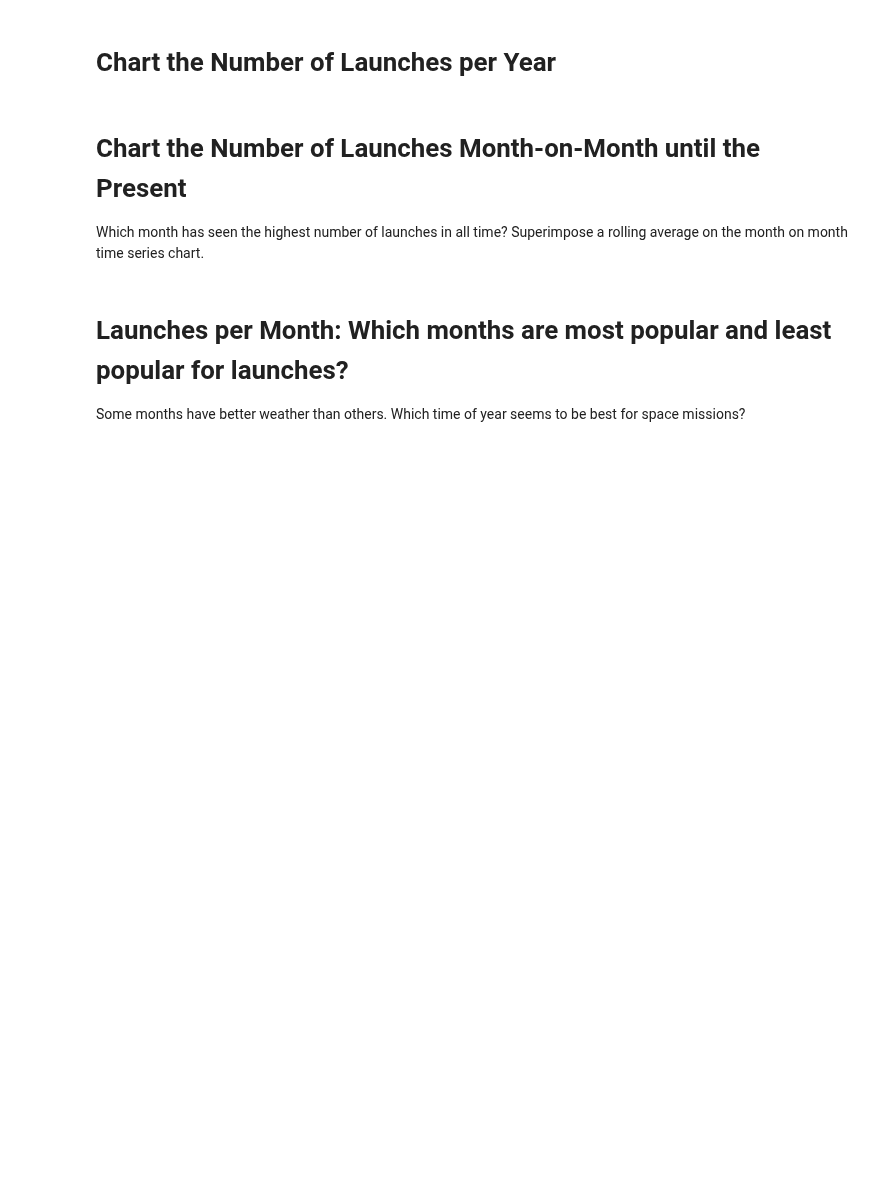
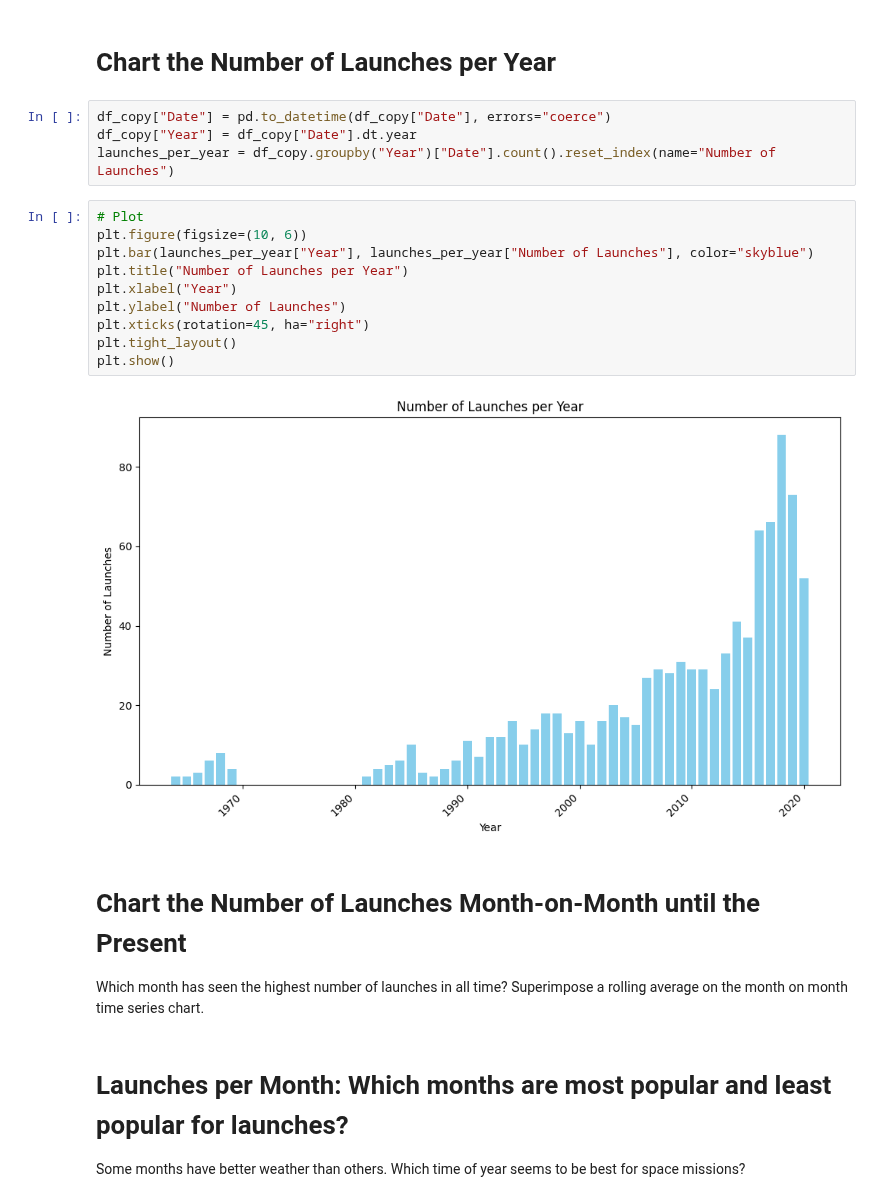
Before and after one commit to ViktorGeorgiev98/analyze-and_visualize-space-race, a Jupyter notebook: Space_Missions_Analysis_(start).ipynb, the cells around one changed output. Saved outputs shown, nothing was run; the diff lists cells and outputs as text; blank space fills up the shorter version.

Commit message:
number of launches per year

```diff
--- a/Space_Missions_Analysis_(start).ipynb
+++ b/Space_Missions_Analysis_(start).ipynb
@@ -474,5 +483,21 @@ plt.show()
 # %% [markdown]
 # Chart the Number of Launches per Year
+# %%
+df_copy["Date"] = pd.to_datetime(df_copy["Date"], errors="coerce")
+df_copy["Year"] = df_copy["Date"].dt.year
+launches_per_year = df_copy.groupby("Year")["Date"].count().reset_index(name="Number of Launches")
+# %%
+# Plot
+plt.figure(figsize=(10, 6))
+plt.bar(launches_per_year["Year"], launches_per_year["Number of Launches"], color="skyblue")
+plt.title("Number of Launches per Year")
+plt.xlabel("Year")
+plt.ylabel("Number of Launches")
+plt.xticks(rotation=45, ha="right")
+plt.tight_layout()
+plt.show()
+# %% [output]
+[figure, added]
 # %% [markdown]
 # Chart the Number of Launches Month-on-Month until the Present
 
```
Also changed, not shown: parts of 1 cell of this notebook.
